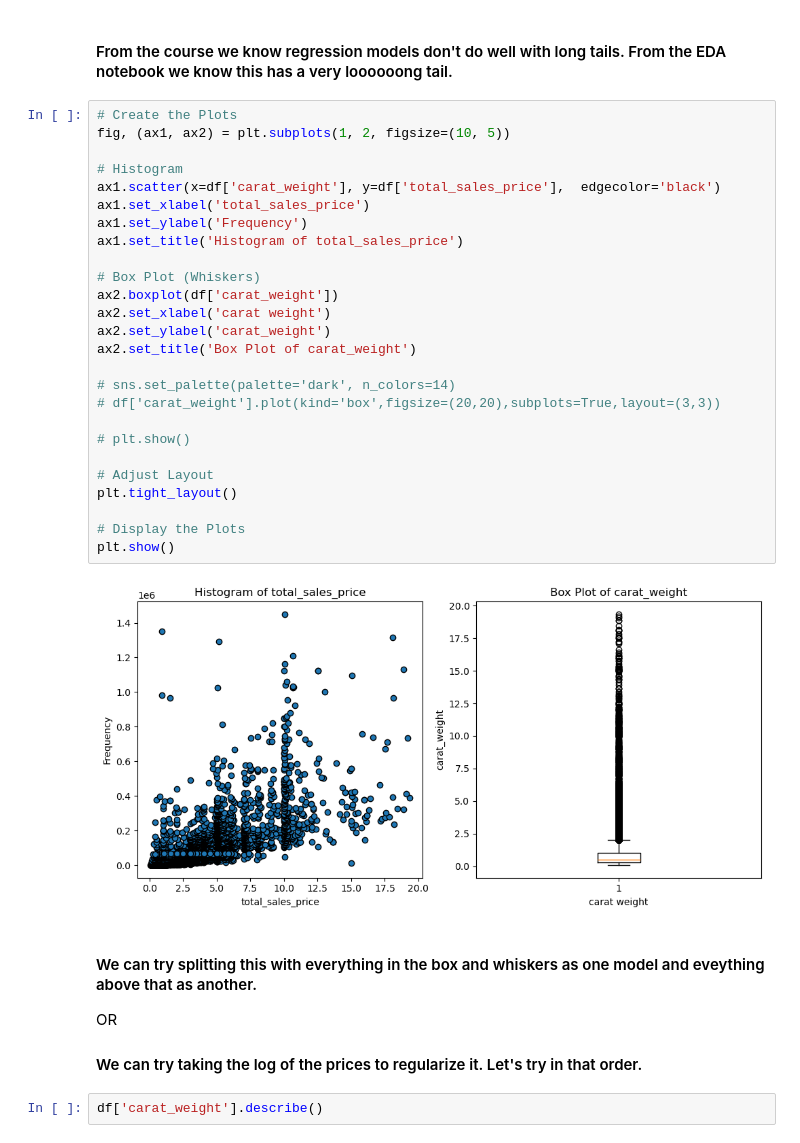
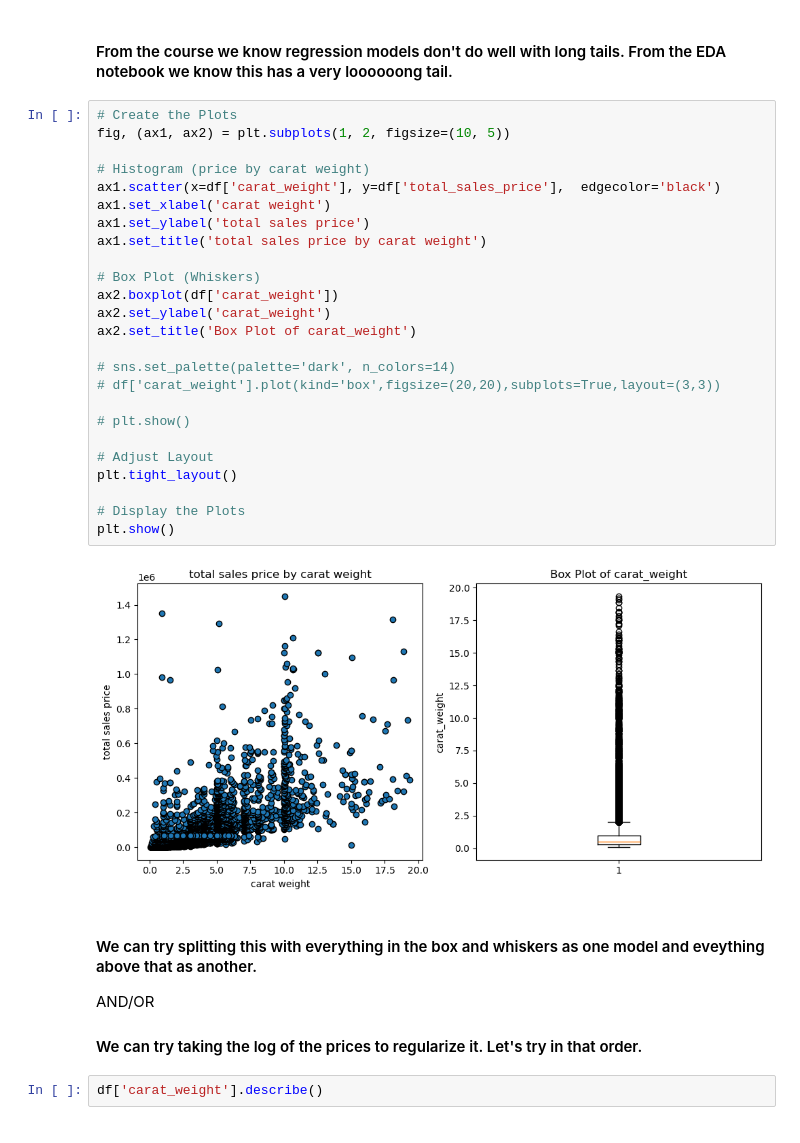
Before and after one commit to Data-Science-Projects-Code/Diamonds, a Jupyter notebook: Diamonds/notebooks/Models.ipynb, the cells around one changed output. Cells and saved outputs as stored; diff of their text form.

```diff
--- a/Diamonds/notebooks/Models.ipynb
+++ b/Diamonds/notebooks/Models.ipynb
@@ -108,34 +108,33 @@ nominal_columns = ['cut', 'color','lab','eye_clean','culet_condition',\
 # %%
 # Create the Plots
 fig, (ax1, ax2) = plt.subplots(1, 2, figsize=(10, 5))
 
-# Histogram
+# Histogram (price by carat weight)
 ax1.scatter(x=df['carat_weight'], y=df['total_sales_price'],  edgecolor='black')
-ax1.set_xlabel('total_sales_price')
-ax1.set_ylabel('Frequency')
-ax1.set_title('Histogram of total_sales_price')
+ax1.set_xlabel('carat weight')
+ax1.set_ylabel('total sales price')
+ax1.set_title('total sales price by carat weight')
 
 # Box Plot (Whiskers)
 ax2.boxplot(df['carat_weight'])
-ax2.set_xlabel('carat weight')
 ax2.set_ylabel('carat_weight')
 ax2.set_title('Box Plot of carat_weight')
 
 # sns.set_palette(palette='dark', n_colors=14)
 # df['carat_weight'].plot(kind='box',figsize=(20,20),subplots=True,layout=(3,3))
 
 # plt.show()
 
 # Adjust Layout
 plt.tight_layout()
 
 # Display the Plots
 plt.show()
 # %% [output]
-[figure, old version]
+[figure, new version]
 # %% [markdown]
 #### We can try splitting this with everything in the box and whiskers as one model and eveything above that as another. <br>
-OR <br>
+AND/OR <br>
 #### We can try taking the log of the prices to regularize it. Let's try in that order.
 # %%
 df['carat_weight'].describe()
```
Also changed, not shown: parts of 22 cells of this notebook.
